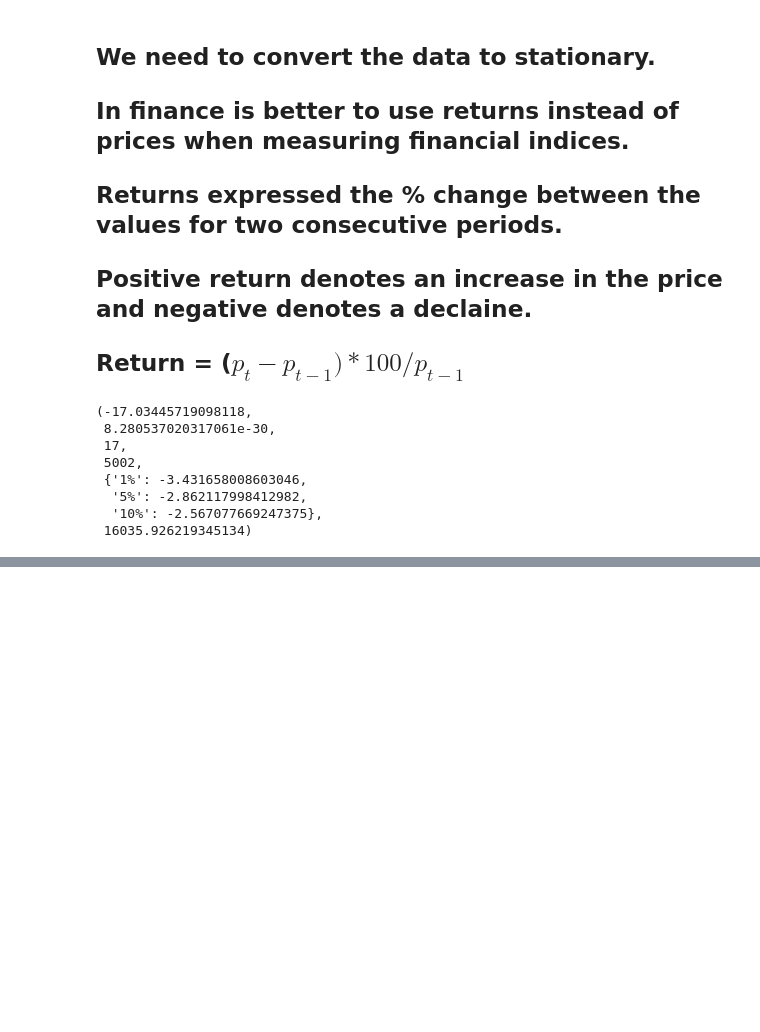
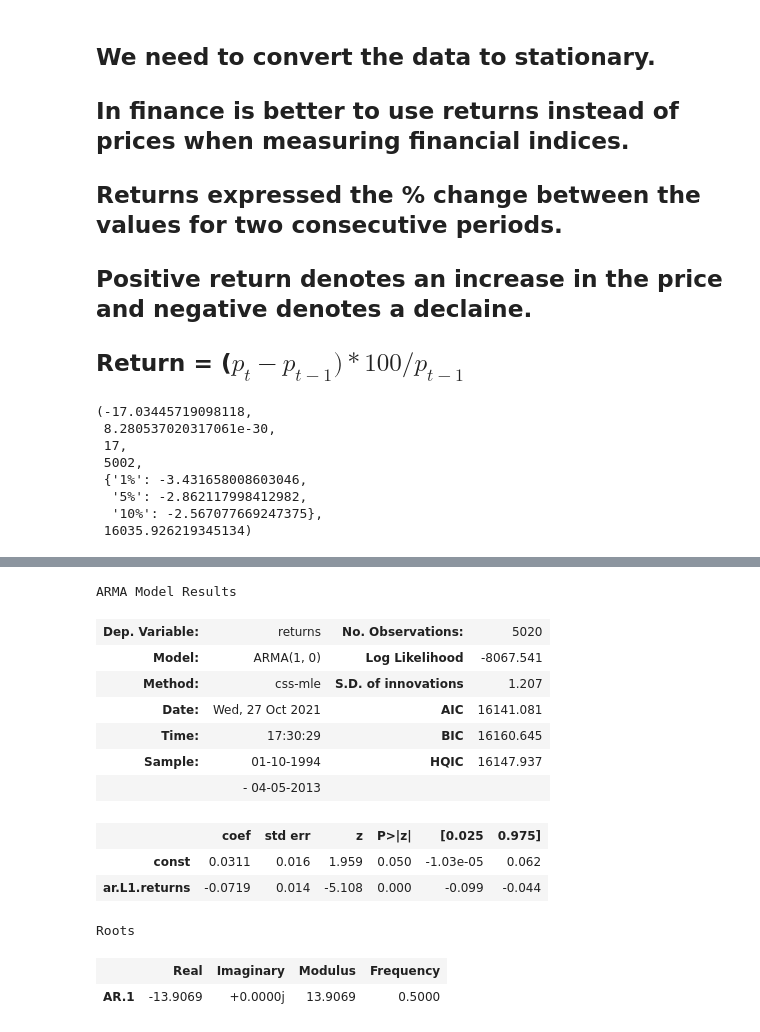
Before and after one commit to JuanD5/Machine-learning-projects, a Jupyter notebook: Forecasting/Sales Forecasting/365_datascience_index.ipynb, the cells around one changed output, grey strips where cells are left out. Cells and saved outputs as stored; diff of their text form; code cells hidden in the pictures; blank space fills up the shorter version.

```diff
--- a/Forecasting/Sales Forecasting/365_datascience_index.ipynb
+++ b/Forecasting/Sales Forecasting/365_datascience_index.ipynb
@@ -912,0 +933,19 @@ sts.adfuller(df.returns)
+# %%
+model_ret_ar_1 = ARIMA(df.returns,order=(1,0,0))
+results_ret_ar_1 = model_ret_ar_1.fit()
+results_ret_ar_1.summary()
+# %% [output]
+ARMA Model Results
+| Dep. Variable: | returns | No. Observations: | 5020 |
+| Model: | ARMA(1, 0) | Log Likelihood | -8067.541 |
+| Method: | css-mle | S.D. of innovations | 1.207 |
+| Date: | Wed, 27 Oct 2021 | AIC | 16141.081 |
+| Time: | 17:30:29 | BIC | 16160.645 |
+| Sample: | 01-10-1994 | HQIC | 16147.937 |
+|  | - 04-05-2013 |  |  |
+|  | coef | std err | z | P>|z| | [0.025 | 0.975] |
+| const | 0.0311 | 0.016 | 1.959 | 0.050 | -1.03e-05 | 0.062 |
+| ar.L1.returns | -0.0719 | 0.014 | -5.108 | 0.000 | -0.099 | -0.044 |
+Roots
+|  | Real | Imaginary | Modulus | Frequency |
+| AR.1 | -13.9069 | +0.0000j | 13.9069 | 0.5000 |
```
Also changed, not shown: parts of 32 cells of this notebook.
